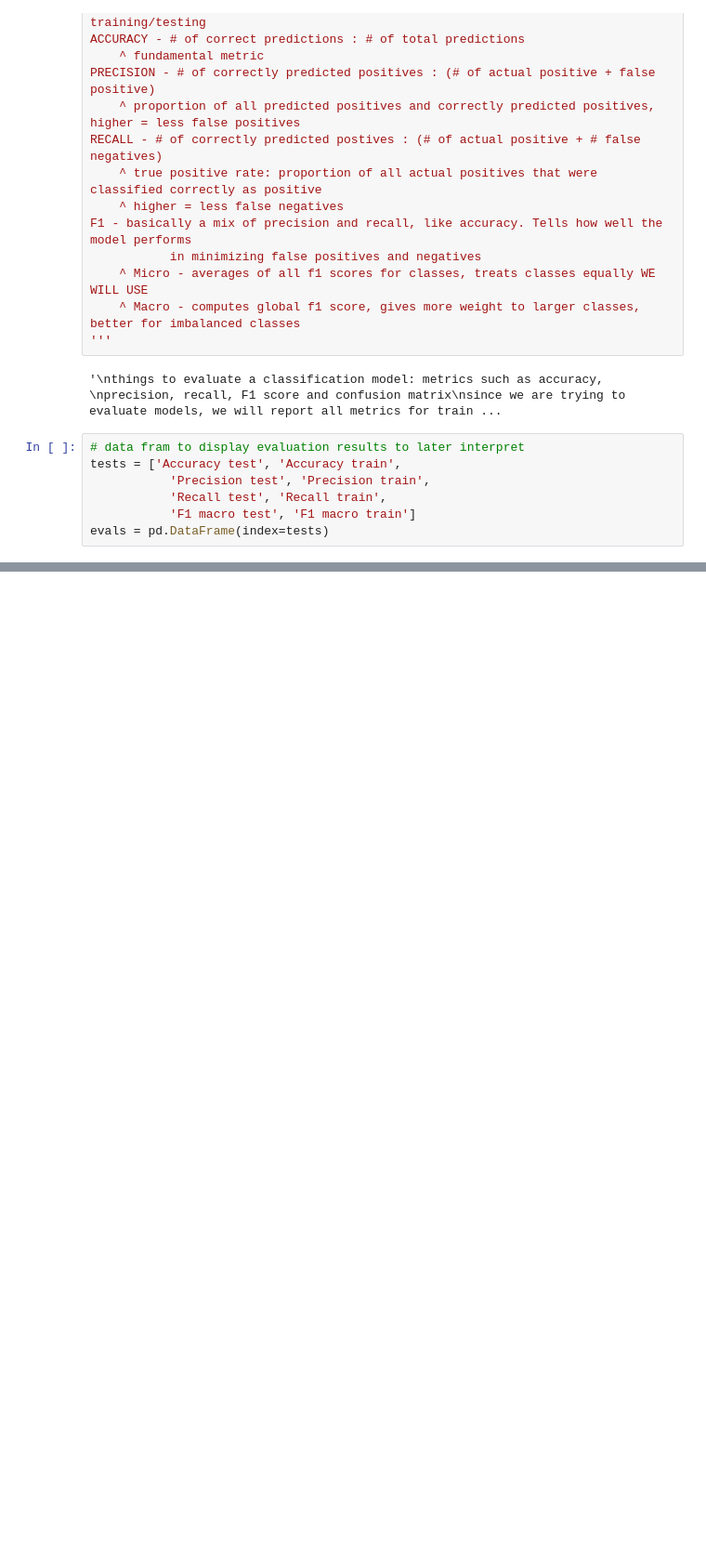
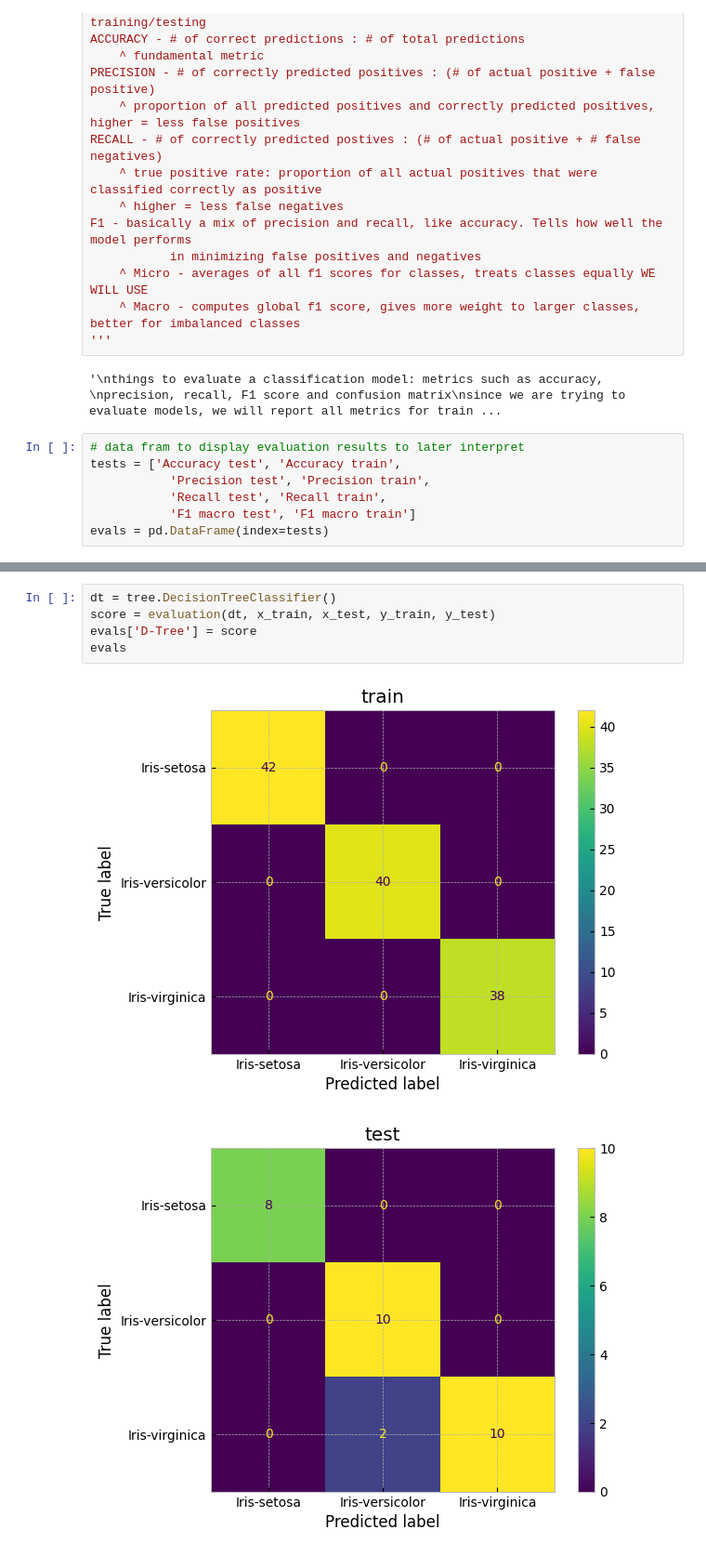
Before and after one commit to jhoang3/iris, a Jupyter notebook: iris.ipynb, the cells around one changed output, grey strips where cells are left out. Shown at 93% size. Cells and saved outputs as stored; diff of their text form; blank space fills up the shorter version.

```diff
--- a/iris.ipynb
+++ b/iris.ipynb
@@ -349,0 +416,8 @@ evals
+# %%
+dt = tree.DecisionTreeClassifier()
+score = evaluation(dt, x_train, x_test, y_train, y_test)
+evals['D-Tree'] = score
+evals
+# %% [output]
+[figure, added]
+[figure, added]
```
Also changed, not shown: parts of 14 cells of this notebook.
